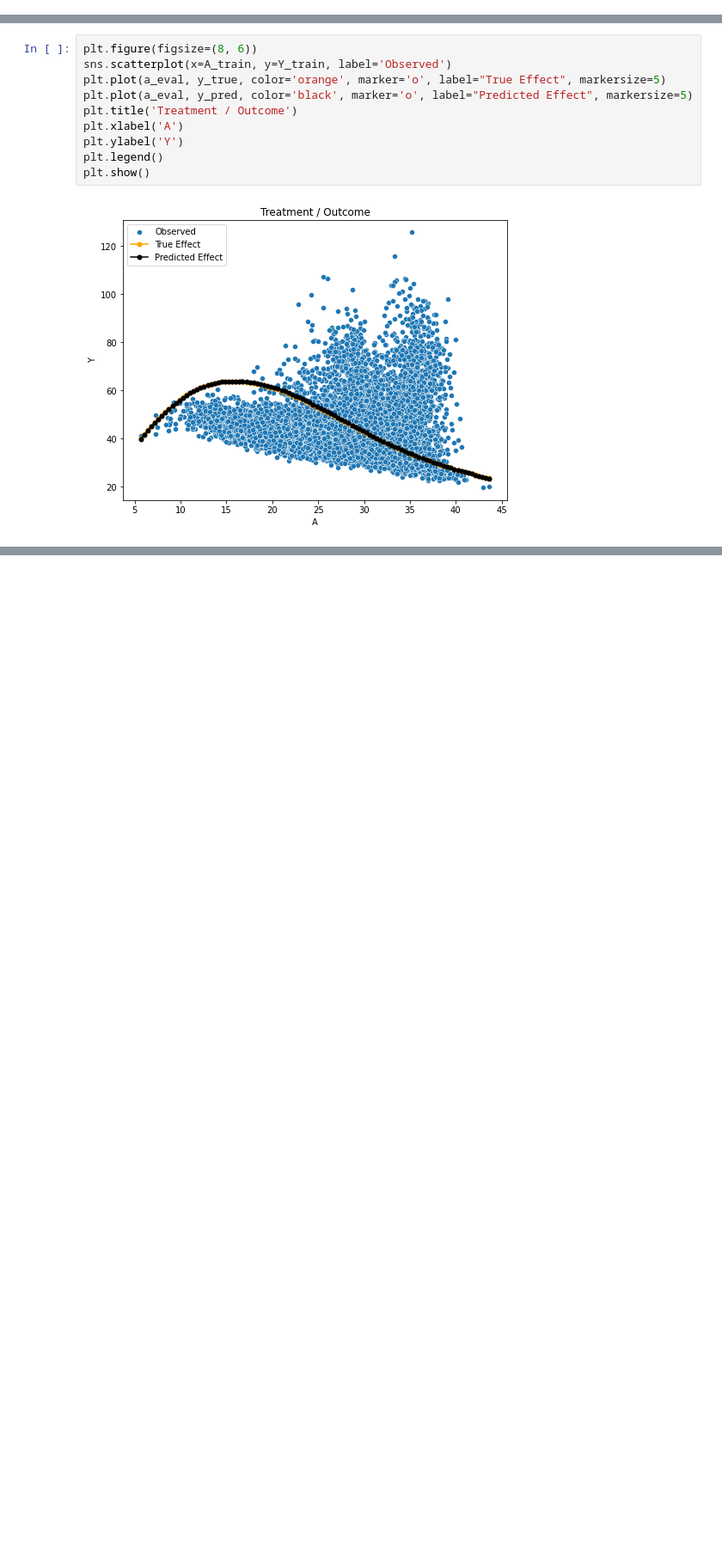
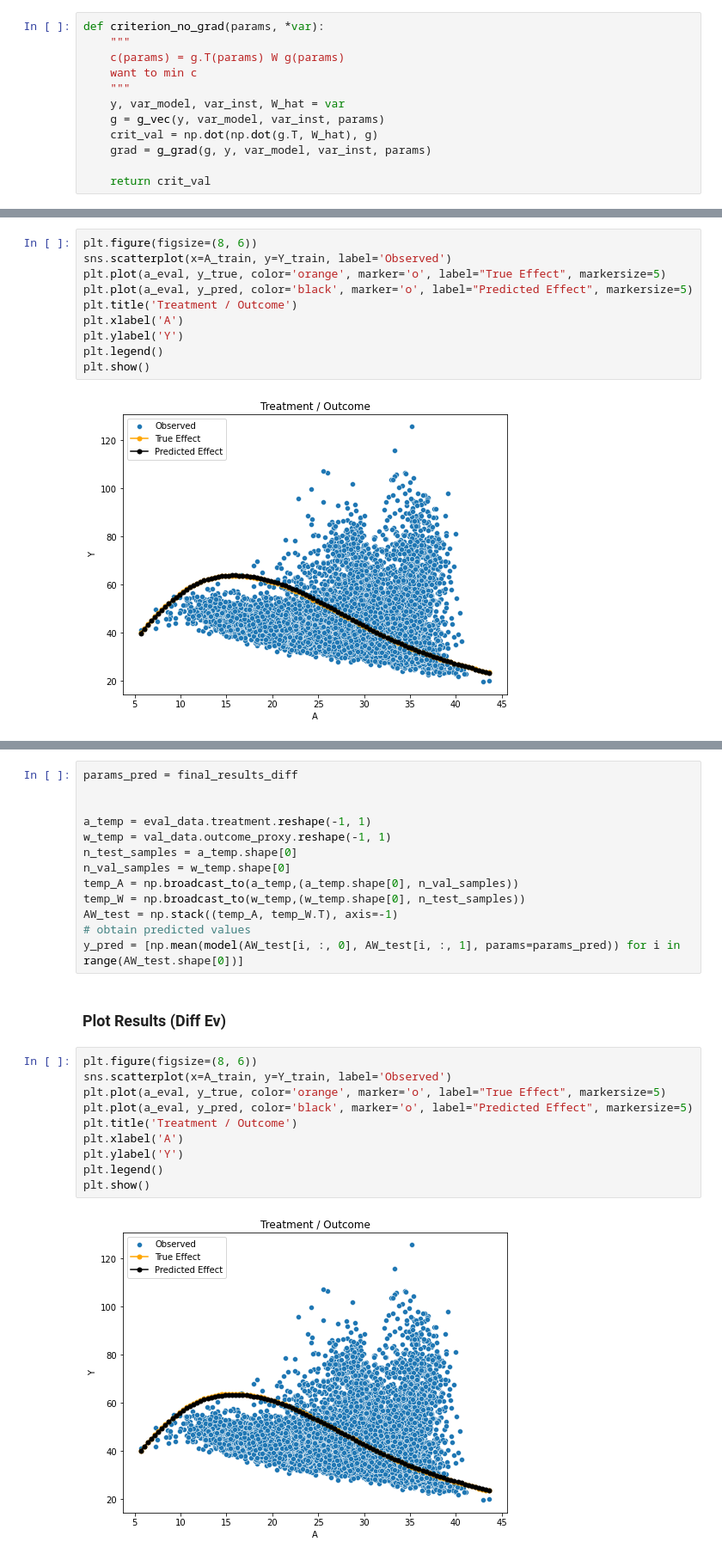
Before and after one commit to BenediktJKoch/Proxy, a Jupyter notebook: Kompa_GMM-Rework.ipynb, the cells around one changed output, grey strips where cells are left out. Shown at 86% size. Drawn from its saved outputs; the diff is of its cells as text; blank space fills up the shorter version.

Commit message:
added new results

```diff
--- a/Kompa_GMM-Rework.ipynb
+++ b/Kompa_GMM-Rework.ipynb
@@ -182,4 +182,16 @@ def criterion(params, *var):
     grad = g_grad(g, y, var_model, var_inst, params)
 
     return crit_val, grad
+# %%
+def criterion_no_grad(params, *var):
+    """
+    c(params) = g.T(params) W g(params)
+    want to min c
+    """
+    y, var_model, var_inst, W_hat = var
+    g = g_vec(y, var_model, var_inst, params)
+    crit_val = np.dot(np.dot(g.T, W_hat), g)
+    grad = g_grad(g, y, var_model, var_inst, params)
+
+    return crit_val
 # %% [markdown]
@@ -293,0 +421,27 @@ plt.show()
+# %%
+params_pred = final_results_diff
+
+
+a_temp = eval_data.treatment.reshape(-1, 1)
+w_temp = val_data.outcome_proxy.reshape(-1, 1)
+n_test_samples = a_temp.shape[0]
+n_val_samples = w_temp.shape[0]
+temp_A = np.broadcast_to(a_temp,(a_temp.shape[0], n_val_samples))
+temp_W = np.broadcast_to(w_temp,(w_temp.shape[0], n_test_samples))
+AW_test = np.stack((temp_A, temp_W.T), axis=-1)
+# obtain predicted values
+y_pred = [np.mean(model(AW_test[i, :, 0], AW_test[i, :, 1], params=params_pred)) for i in range(AW_test.shape[0])]
+# %% [markdown]
+### Plot Results (Diff Ev)
+# %%
+plt.figure(figsize=(8, 6))
+sns.scatterplot(x=A_train, y=Y_train, label='Observed')
+plt.plot(a_eval, y_true, color='orange', marker='o', label="True Effect", markersize=5)
+plt.plot(a_eval, y_pred, color='black', marker='o', label="Predicted Effect", markersize=5)
+plt.title('Treatment / Outcome')
+plt.xlabel('A')
+plt.ylabel('Y')
+plt.legend()
+plt.show()
+# %% [output]
+[figure, added]
```
Also changed, not shown: parts of 8 cells of this notebook, 1 other file.
